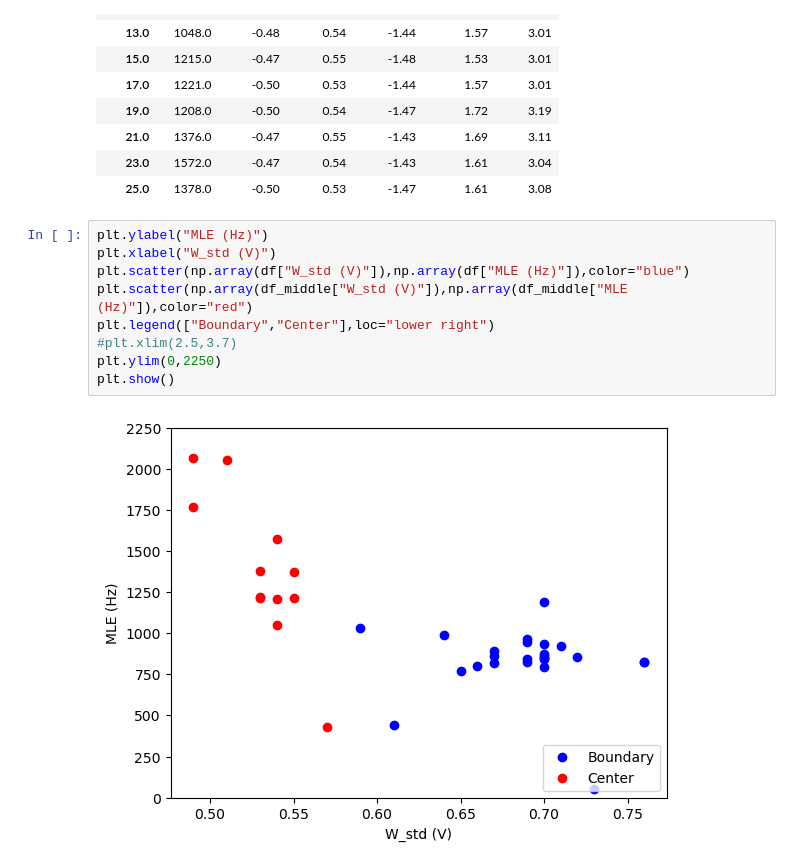
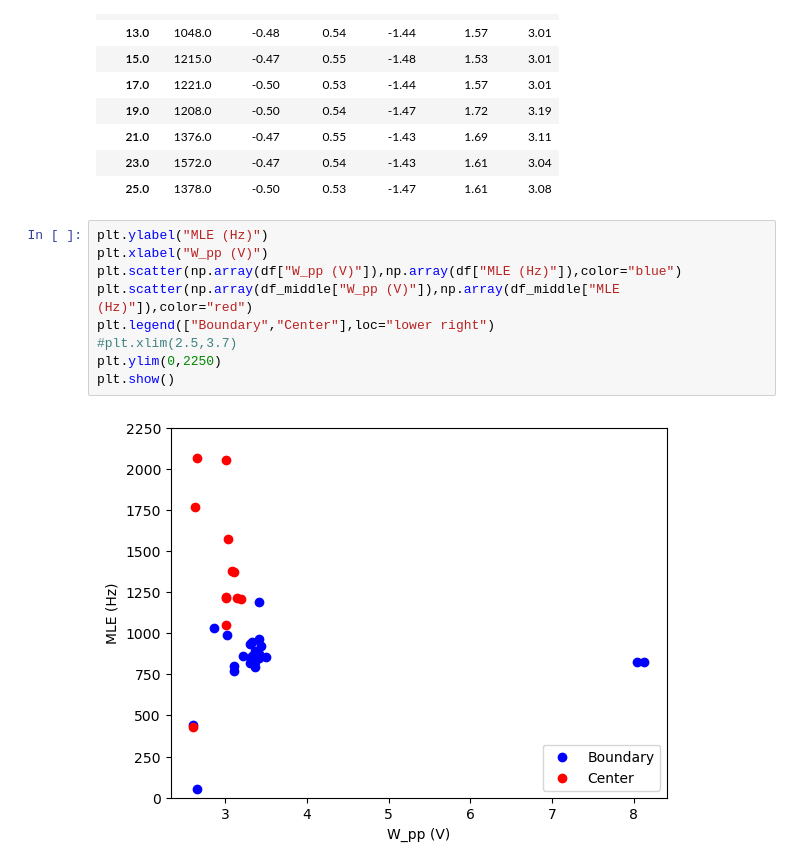
Before and after one commit to manuel-b-21/tesi, a Jupyter notebook: blocks/data/amplitudes.ipynb, the cells around one changed output. Cells and saved outputs as stored; diff of their text form.

```diff
--- a/blocks/data/amplitudes.ipynb
+++ b/blocks/data/amplitudes.ipynb
@@ -80,12 +80,12 @@ df_middle
 | 25.0 | 1378.0 | -0.50 | 0.53 | -1.47 | 1.61 | 3.08 |
 # %%
 plt.ylabel("MLE (Hz)")
-plt.xlabel("W_std (V)")
-plt.scatter(np.array(df["W_std (V)"]),np.array(df["MLE (Hz)"]),color="blue")
-plt.scatter(np.array(df_middle["W_std (V)"]),np.array(df_middle["MLE (Hz)"]),color="red")
+plt.xlabel("W_pp (V)")
+plt.scatter(np.array(df["W_pp (V)"]),np.array(df["MLE (Hz)"]),color="blue")
+plt.scatter(np.array(df_middle["W_pp (V)"]),np.array(df_middle["MLE (Hz)"]),color="red")
 plt.legend(["Boundary","Center"],loc="lower right")
 #plt.xlim(2.5,3.7)
 plt.ylim(0,2250)
 plt.show()
 # %% [output]
-[figure, old version]
+[figure, new version]
```
Also changed, not shown: 40 other files.
